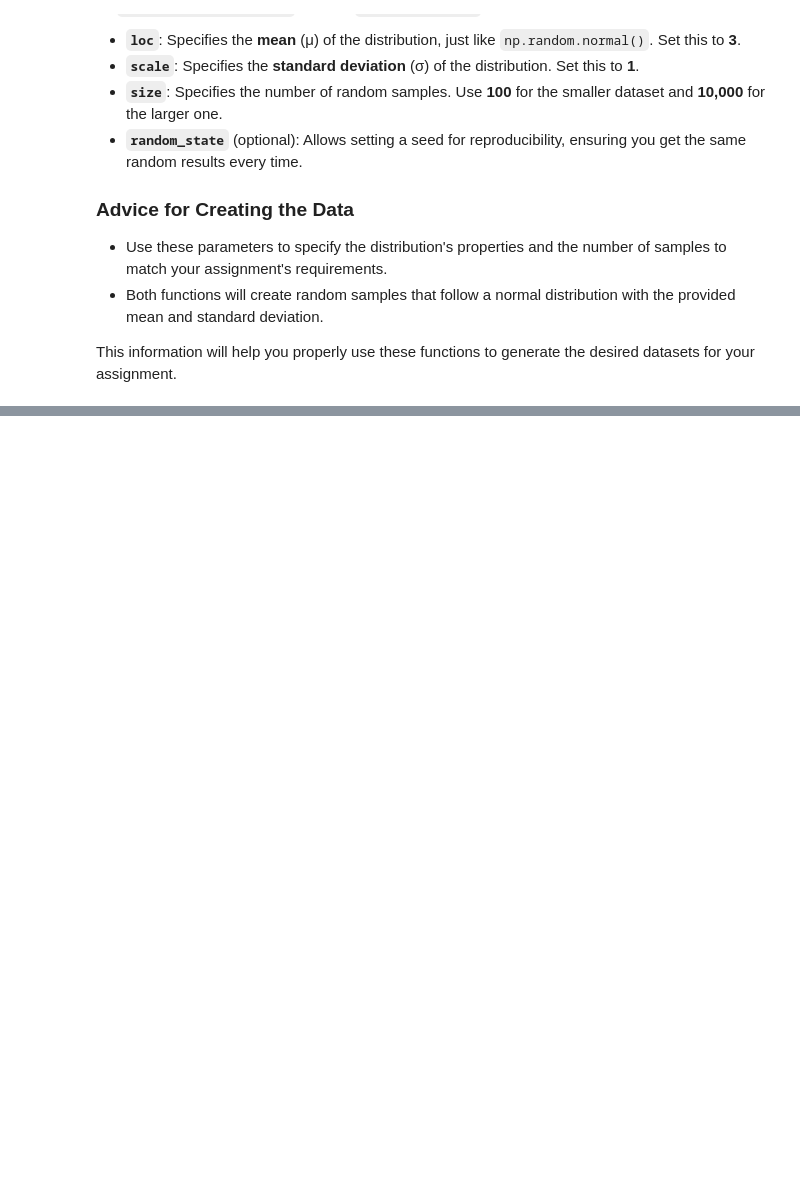
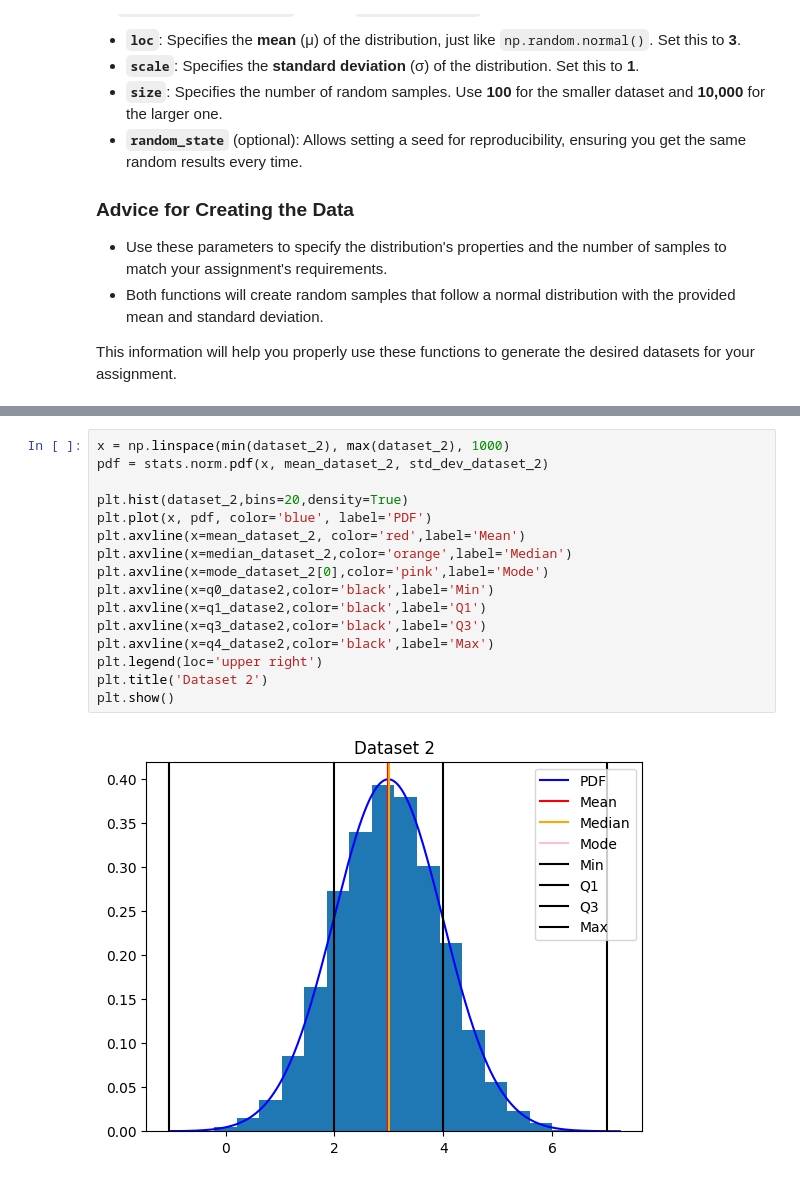
Before and after one commit to andy111223/10_Desc_Statistics_Probability, a Jupyter notebook: main.ipynb, the cells around one changed output, grey strips where cells are left out. Drawn from its saved outputs; the diff is of its cells as text; blank space fills up the shorter version.

```diff
--- a/main.ipynb
+++ b/main.ipynb
@@ -1176,0 +1254,18 @@ np.float64(3.0)
+# %%
+x = np.linspace(min(dataset_2), max(dataset_2), 1000)
+pdf = stats.norm.pdf(x, mean_dataset_2, std_dev_dataset_2)
+
+plt.hist(dataset_2,bins=20,density=True)
+plt.plot(x, pdf, color='blue', label='PDF')
+plt.axvline(x=mean_dataset_2, color='red',label='Mean')
+plt.axvline(x=median_dataset_2,color='orange',label='Median')
+plt.axvline(x=mode_dataset_2[0],color='pink',label='Mode')
+plt.axvline(x=q0_datase2,color='black',label='Min')
+plt.axvline(x=q1_datase2,color='black',label='Q1')
+plt.axvline(x=q3_datase2,color='black',label='Q3')
+plt.axvline(x=q4_datase2,color='black',label='Max')
+plt.legend(loc='upper right')
+plt.title('Dataset 2')
+plt.show()
+# %% [output]
+[figure, added]
```
Also changed, not shown: parts of 38 cells of this notebook.
